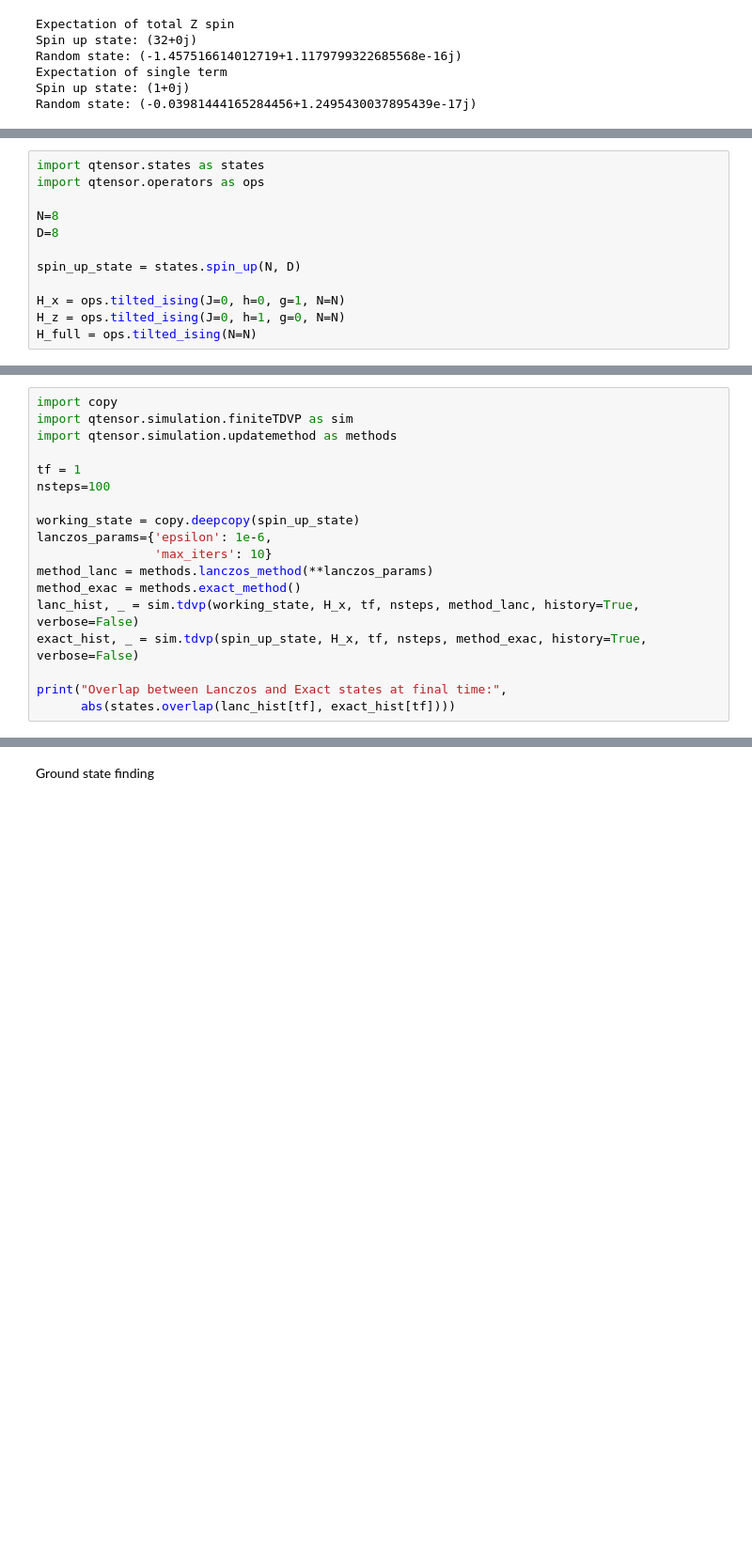
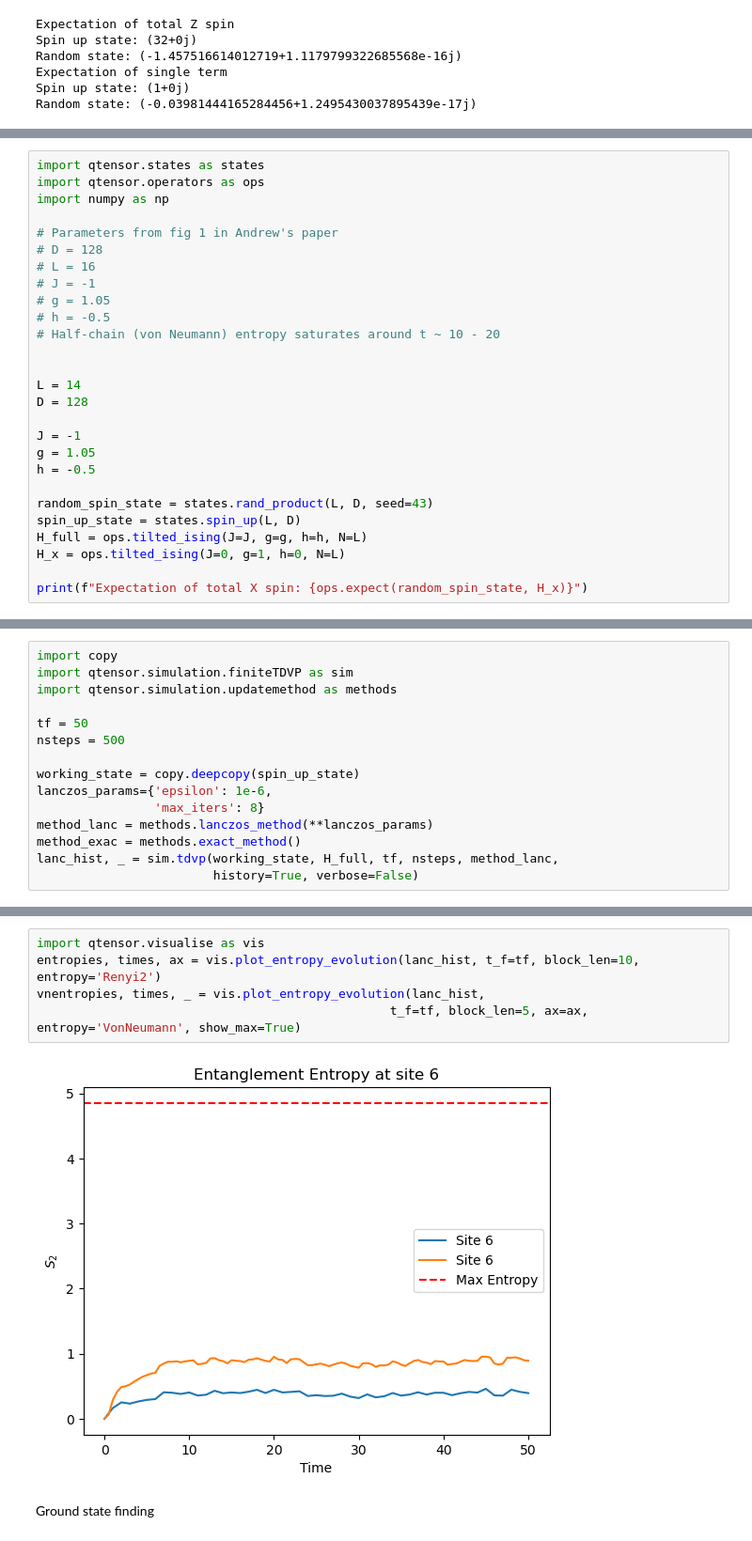
Before and after one commit to OscarCharlieST/quantum-tensor, a Jupyter notebook: active.ipynb, the cells around one changed output, grey strips where cells are left out. Shown at 94% size. Saved outputs shown, nothing was run; the diff lists cells and outputs as text; blank space fills up the shorter version.

```diff
--- a/active.ipynb
+++ b/active.ipynb
@@ -39,12 +41,27 @@ Simple TDVP for a product state
 # %%
 import qtensor.states as states
 import qtensor.operators as ops
+import numpy as np
 
-N=8
-D=8
+# Parameters from fig 1 in Andrew's paper
+# D = 128
+# L = 16
+# J = -1
+# g = 1.05
+# h = -0.5
+# Half-chain (von Neumann) entropy saturates around t ~ 10 - 20
 
-spin_up_state = states.spin_up(N, D)
 
-H_x = ops.tilted_ising(J=0, h=0, g=1, N=N)
-H_z = ops.tilted_ising(J=0, h=1, g=0, N=N)
-H_full = ops.tilted_ising(N=N)
+L = 14
+D = 128
+
+J = -1
+g = 1.05
+h = -0.5
+
+random_spin_state = states.rand_product(L, D, seed=43)
+spin_up_state = states.spin_up(L, D)
+H_full = ops.tilted_ising(J=J, g=g, h=h, N=L)
+H_x = ops.tilted_ising(J=0, g=1, h=0, N=L)
+
+print(f"Expectation of total X spin: {ops.expect(random_spin_state, H_x)}")
@@ -53,18 +72,15 @@ import copy
 import qtensor.simulation.finiteTDVP as sim
 import qtensor.simulation.updatemethod as methods
 
-tf = 1
-nsteps=100
+tf = 50
+nsteps = 500
 
 working_state = copy.deepcopy(spin_up_state)
 lanczos_params={'epsilon': 1e-6,
-                'max_iters': 10}
+                'max_iters': 8}
 method_lanc = methods.lanczos_method(**lanczos_params)
 method_exac = methods.exact_method()
-lanc_hist, _ = sim.tdvp(working_state, H_x, tf, nsteps, method_lanc, history=True, verbose=False)
-exact_hist, _ = sim.tdvp(spin_up_state, H_x, tf, nsteps, method_exac, history=True, verbose=False)
-
-print("Overlap between Lanczos and Exact states at final time:",
-      abs(states.overlap(lanc_hist[tf], exact_hist[tf])))
+lanc_hist, _ = sim.tdvp(working_state, H_full, tf, nsteps, method_lanc,
+                        history=True, verbose=False)
 # %% [output]
  99% |####################################################################### |
@@ -72,3 +87,10 @@ Overlap between Lanczos and Exact states at final time: 1.0000000000000007
+# %%
+import qtensor.visualise as vis
+entropies, times, ax = vis.plot_entropy_evolution(lanc_hist, t_f=tf, block_len=10, entropy='Renyi2')
+vnentropies, times, _ = vis.plot_entropy_evolution(lanc_hist,
+                                                t_f=tf, block_len=5, ax=ax, entropy='VonNeumann', show_max=True)
+# %% [output]
+[figure, added]
 # %% [markdown]
 Ground state finding
 # %%
```
Also changed, not shown: parts of 43 cells of this notebook, 12 other files.
